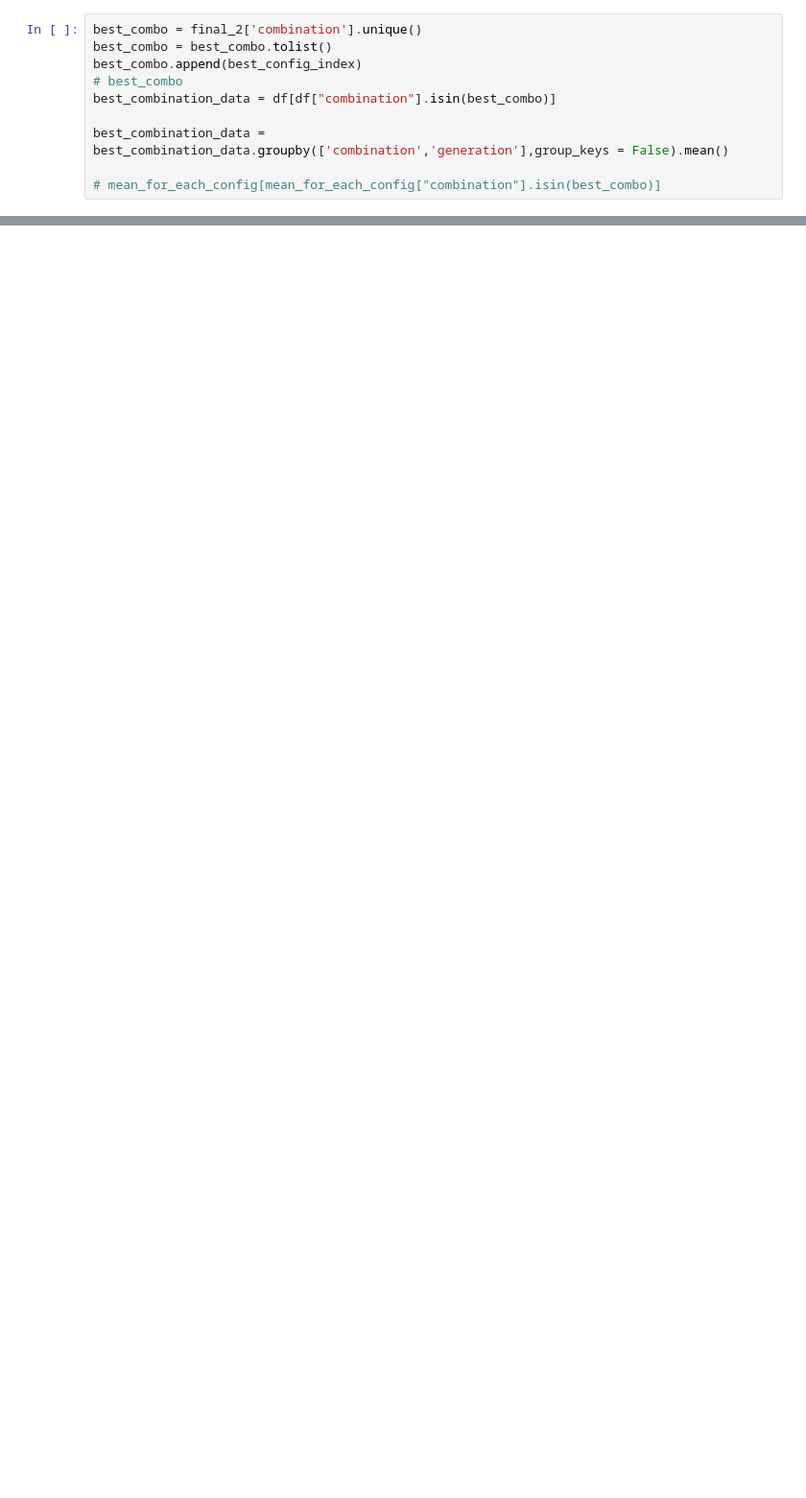
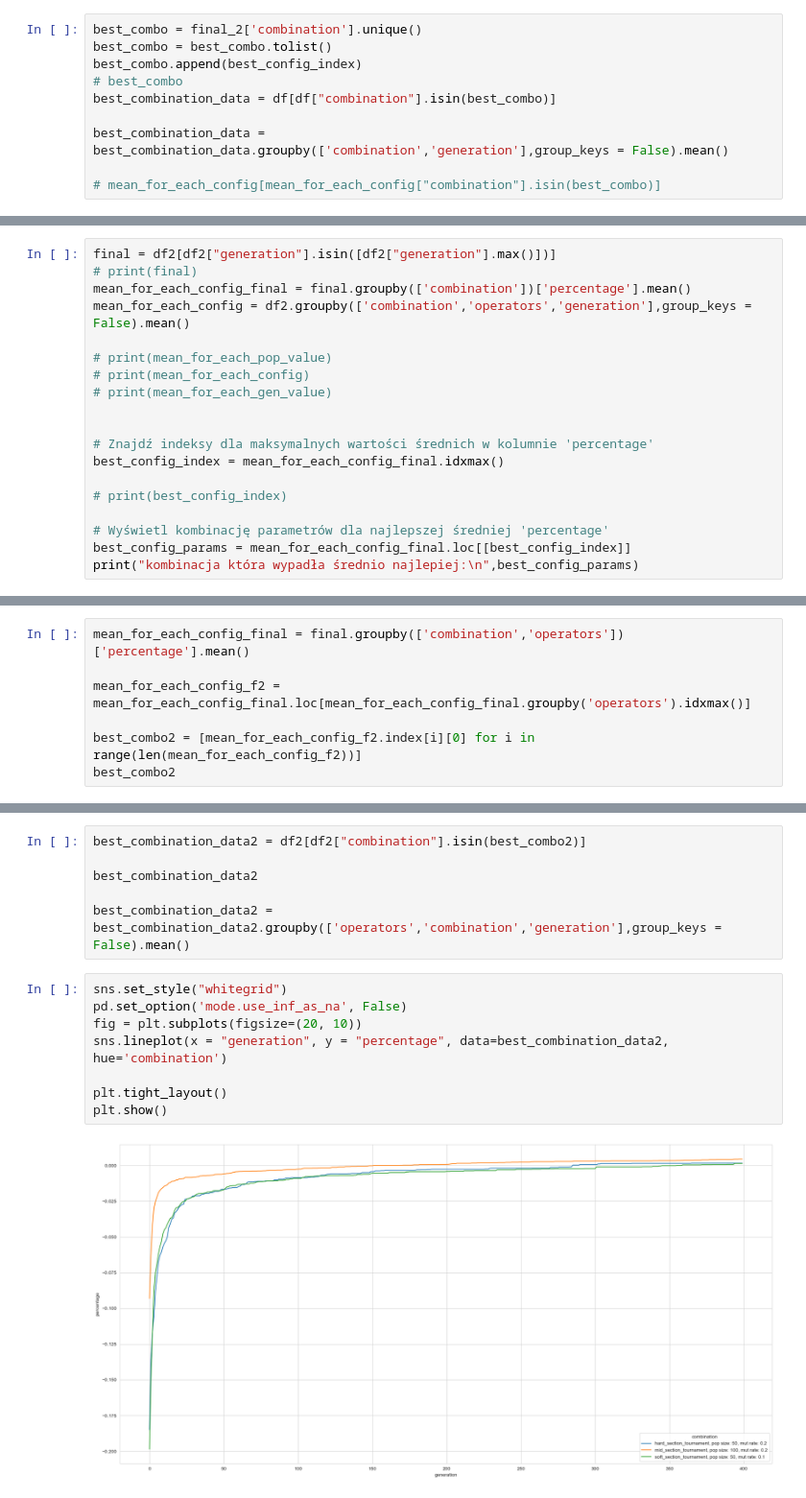
Before and after one commit to qert6g35/genetic_for_flowshop, a Jupyter notebook: Sprawozdanie.ipynb, the cells around one changed output, grey strips where cells are left out. Shown at 96% size. Drawn from its saved outputs; the diff is of its cells as text; blank space fills up the shorter version.

```diff
--- a/Sprawozdanie.ipynb
+++ b/Sprawozdanie.ipynb
@@ -262,0 +334,19 @@ plt.show()
+# %%
+final = df2[df2["generation"].isin([df2["generation"].max()])]
+# print(final)
+mean_for_each_config_final = final.groupby(['combination'])['percentage'].mean()
+mean_for_each_config = df2.groupby(['combination','operators','generation'],group_keys = False).mean()
+
+# print(mean_for_each_pop_value)
+# print(mean_for_each_config)
+# print(mean_for_each_gen_value)
+
+
+# Znajdź indeksy dla maksymalnych wartości średnich w kolumnie 'percentage'
+best_config_index = mean_for_each_config_final.idxmax()
+
+# print(best_config_index)
+
+# Wyświetl kombinację parametrów dla najlepszej średniej 'percentage'
+best_config_params = mean_for_each_config_final.loc[[best_config_index]]
+print("kombinacja która wypadła średnio najlepiej:\n",best_config_params)
@@ -262,0 +358,7 @@ plt.show()
+# %%
+mean_for_each_config_final = final.groupby(['combination','operators'])['percentage'].mean()
+
+mean_for_each_config_f2 = mean_for_each_config_final.loc[mean_for_each_config_final.groupby('operators').idxmax()]
+
+best_combo2 = [mean_for_each_config_f2.index[i][0] for i in range(len(mean_for_each_config_f2))]
+best_combo2
@@ -262,0 +369,16 @@ plt.show()
+# %%
+best_combination_data2 = df2[df2["combination"].isin(best_combo2)]
+
+best_combination_data2
+
+best_combination_data2 = best_combination_data2.groupby(['operators','combination','generation'],group_keys = False).mean()
+# %%
+sns.set_style("whitegrid")
+pd.set_option('mode.use_inf_as_na', False)
+fig = plt.subplots(figsize=(20, 10))
+sns.lineplot(x = "generation", y = "percentage", data=best_combination_data2, hue='combination')
+
+plt.tight_layout()
+plt.show()
+# %% [output]
+[figure, added]
```
Also changed, not shown: parts of 17 cells of this notebook, 3 other files.
